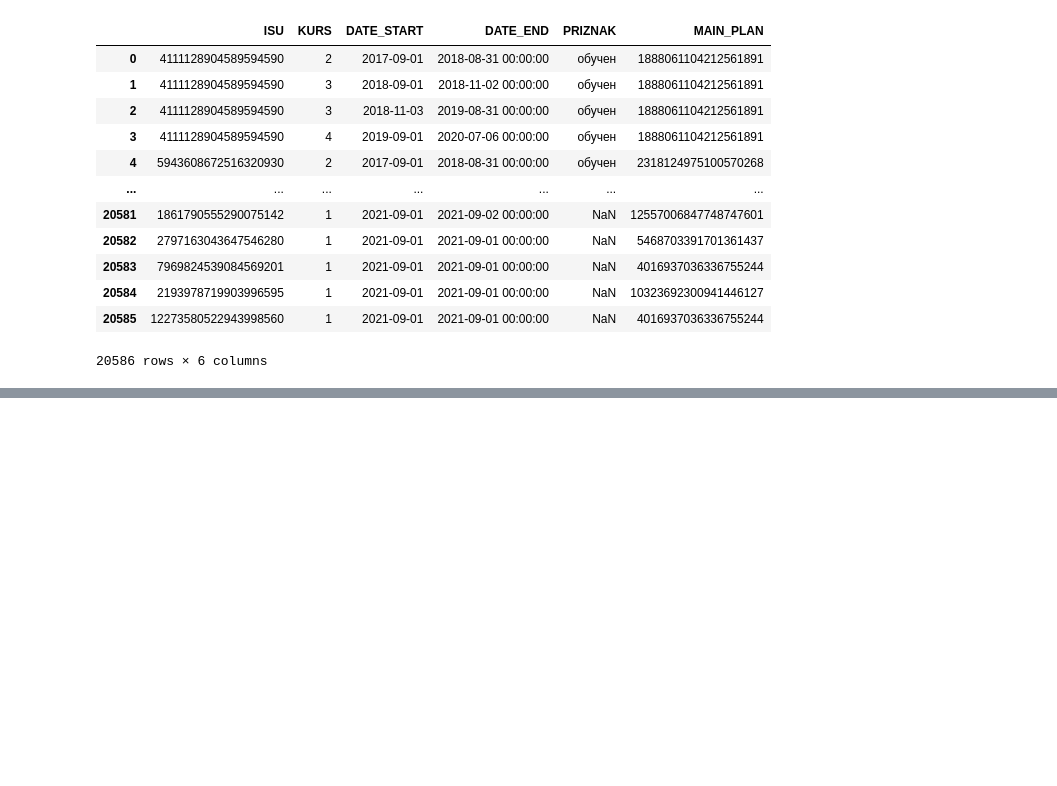
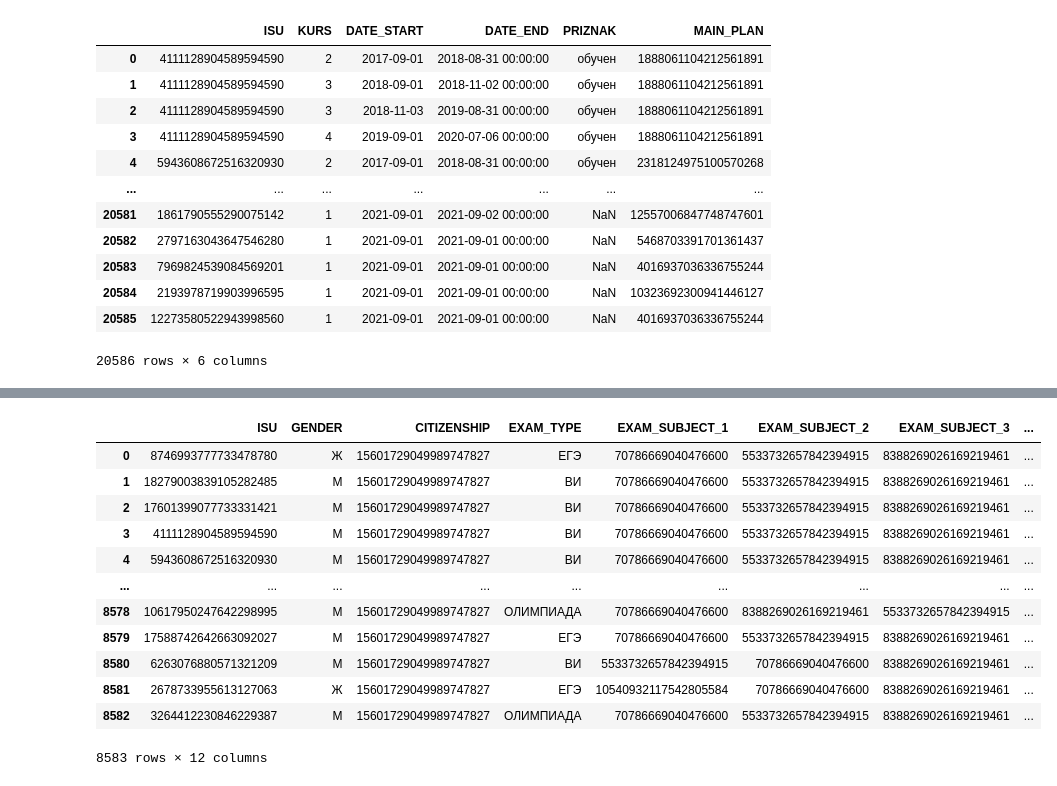
Before and after one commit to gulyaevAA/avito, a Jupyter notebook: Learning Analytics Competition (in progress)/Untitled.ipynb, the cells around one changed output, grey strips where cells are left out. Cells and saved outputs as stored; diff of their text form; code cells hidden in the pictures; blank space fills up the shorter version.

```diff
--- a/Learning Analytics Competition (in progress)/Untitled.ipynb
+++ b/Learning Analytics Competition (in progress)/Untitled.ipynb
@@ -37,0 +53,16 @@ comp_students
+# %%
+comp_portrait
+# %% [output]
+|  | ISU | GENDER | CITIZENSHIP | EXAM_TYPE | EXAM_SUBJECT_1 | EXAM_SUBJECT_2 | EXAM_SUBJECT_3 | ... |
+| 0 | 8746993777733478780 | Ж | 15601729049989747827 | ЕГЭ | 70786669040476600 | 5533732657842394915 | 8388269026169219461 | ... |
+| 1 | 18279003839105282485 | М | 15601729049989747827 | ВИ | 70786669040476600 | 5533732657842394915 | 8388269026169219461 | ... |
+| 2 | 17601399077733331421 | М | 15601729049989747827 | ВИ | 70786669040476600 | 5533732657842394915 | 8388269026169219461 | ... |
+| 3 | 4111128904589594590 | М | 15601729049989747827 | ВИ | 70786669040476600 | 5533732657842394915 | 8388269026169219461 | ... |
+| 4 | 5943608672516320930 | М | 15601729049989747827 | ВИ | 70786669040476600 | 5533732657842394915 | 8388269026169219461 | ... |
+| ... | ... | ... | ... | ... | ... | ... | ... | ... |
+| 8578 | 10617950247642298995 | М | 15601729049989747827 | ОЛИМПИАДА | 70786669040476600 | 8388269026169219461 | 5533732657842394915 | ... |
+| 8579 | 17588742642663092027 | М | 15601729049989747827 | ЕГЭ | 70786669040476600 | 5533732657842394915 | 8388269026169219461 | ... |
+| 8580 | 6263076880571321209 | М | 15601729049989747827 | ВИ | 5533732657842394915 | 70786669040476600 | 8388269026169219461 | ... |
+| 8581 | 2678733955613127063 | Ж | 15601729049989747827 | ЕГЭ | 10540932117542805584 | 70786669040476600 | 8388269026169219461 | ... |
+| 8582 | 3264412230846229387 | М | 15601729049989747827 | ОЛИМПИАДА | 70786669040476600 | 5533732657842394915 | 8388269026169219461 | ... |
+8583 rows × 12 columns
```
Also changed, not shown: parts of 13 cells of this notebook.
